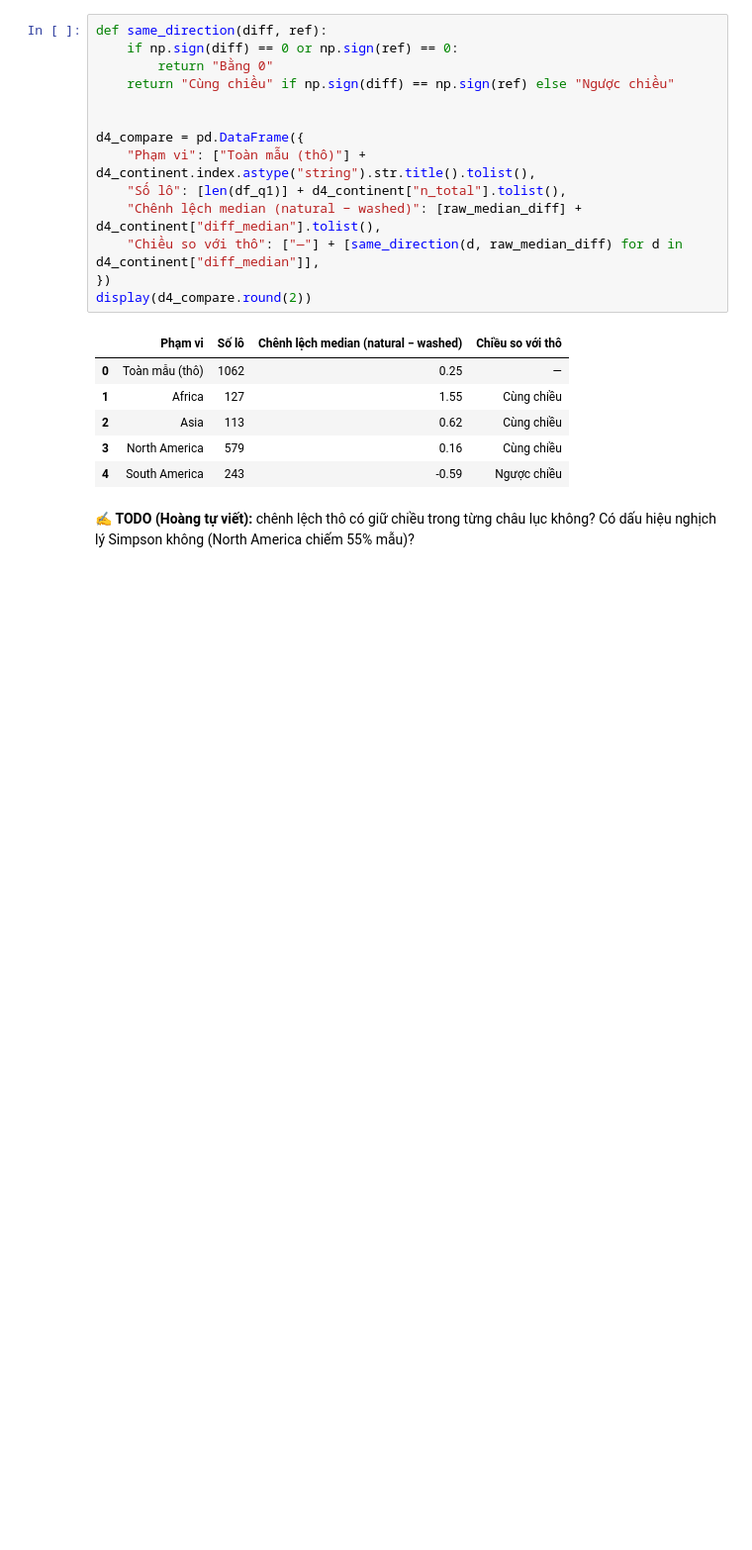
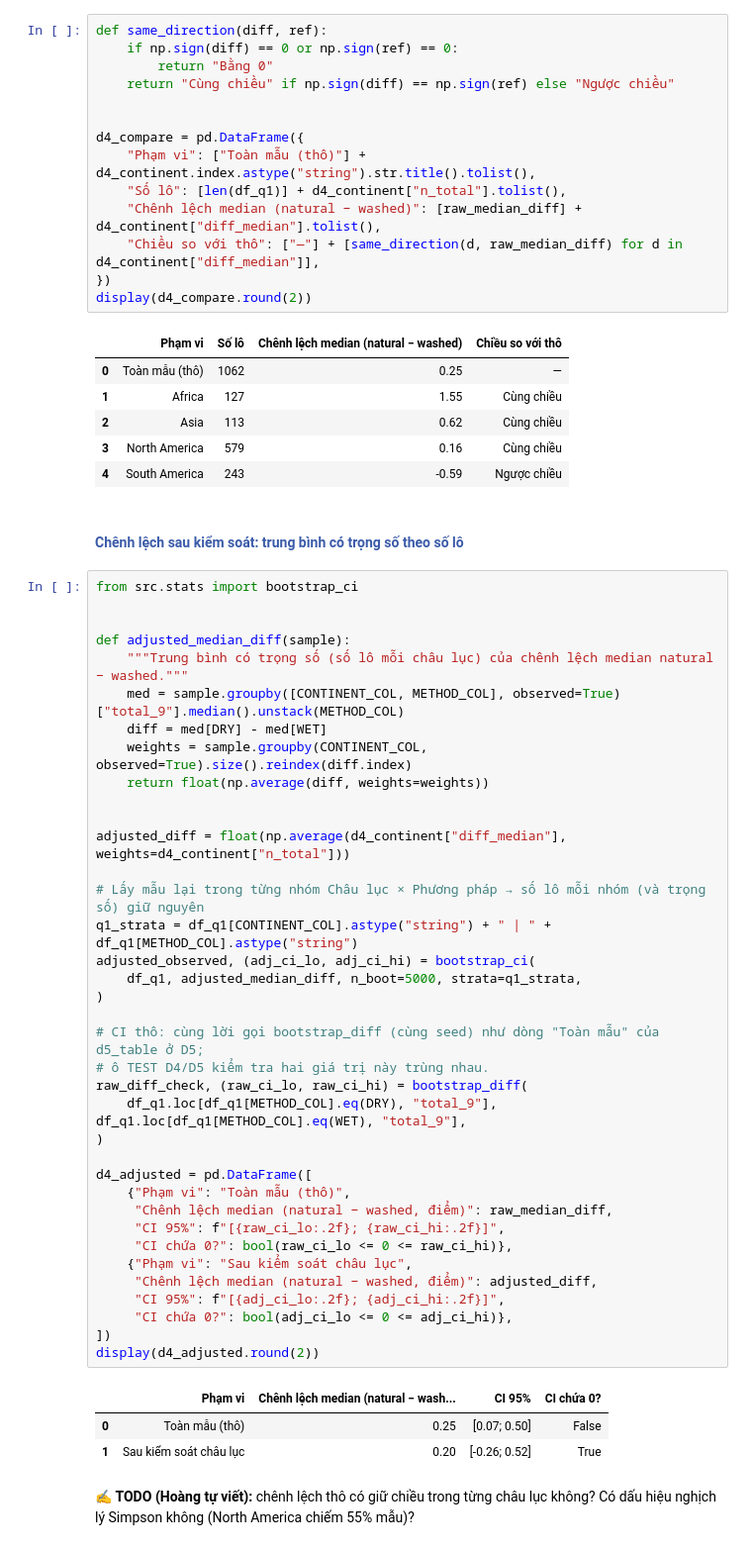
Before and after one commit to dnhoang-2006/coffee-quality, a Jupyter notebook: notebooks/02_analysis_q1.ipynb, the cells around one changed output. Shown at 99% size. Cells and saved outputs as stored; diff of their text form; blank space fills up the shorter version.

```diff
--- a/notebooks/02_analysis_q1.ipynb
+++ b/notebooks/02_analysis_q1.ipynb
@@ -394,6 +427,49 @@ display(d4_compare.round(2))
 | 2 | Asia | 113 | 0.62 | Cùng chiều |
 | 3 | North America | 579 | 0.16 | Cùng chiều |
 | 4 | South America | 243 | -0.59 | Ngược chiều |
+# %% [markdown]
+#### <span style="color:#3B5BA9">Chênh lệch sau kiểm soát: trung bình có trọng số theo số lô</span>
+# %%
+from src.stats import bootstrap_ci
+
+
+def adjusted_median_diff(sample):
+    """Trung bình có trọng số (số lô mỗi châu lục) của chênh lệch median natural − washed."""
+    med = sample.groupby([CONTINENT_COL, METHOD_COL], observed=True)["total_9"].median().unstack(METHOD_COL)
+    diff = med[DRY] - med[WET]
+    weights = sample.groupby(CONTINENT_COL, observed=True).size().reindex(diff.index)
+    return float(np.average(diff, weights=weights))
+
+
+adjusted_diff = float(np.average(d4_continent["diff_median"], weights=d4_continent["n_total"]))
+
+# Lấy mẫu lại trong từng nhóm Châu lục × Phương pháp → số lô mỗi nhóm (và trọng số) giữ nguyên
+q1_strata = df_q1[CONTINENT_COL].astype("string") + " | " + df_q1[METHOD_COL].astype("string")
+adjusted_observed, (adj_ci_lo, adj_ci_hi) = bootstrap_ci(
+    df_q1, adjusted_median_diff, n_boot=5000, strata=q1_strata,
+)
+
+# CI thô: cùng lời gọi bootstrap_diff (cùng seed) như dòng "Toàn mẫu" của d5_table ở D5;
+# ô TEST D4/D5 kiểm tra hai giá trị này trùng nhau.
+raw_diff_check, (raw_ci_lo, raw_ci_hi) = bootstrap_diff(
+    df_q1.loc[df_q1[METHOD_COL].eq(DRY), "total_9"], df_q1.loc[df_q1[METHOD_COL].eq(WET), "total_9"],
+)
+
+d4_adjusted = pd.DataFrame([
+    {"Phạm vi": "Toàn mẫu (thô)",
+     "Chênh lệch median (natural − washed, điểm)": raw_median_diff,
+     "CI 95%": f"[{raw_ci_lo:.2f}; {raw_ci_hi:.2f}]",
+     "CI chứa 0?": bool(raw_ci_lo <= 0 <= raw_ci_hi)},
+    {"Phạm vi": "Sau kiểm soát châu lục",
+     "Chênh lệch median (natural − washed, điểm)": adjusted_diff,
+     "CI 95%": f"[{adj_ci_lo:.2f}; {adj_ci_hi:.2f}]",
+     "CI chứa 0?": bool(adj_ci_lo <= 0 <= adj_ci_hi)},
+])
+display(d4_adjusted.round(2))
+# %% [output]
+|  | Phạm vi | Chênh lệch median (natural − wash... | CI 95% | CI chứa 0? |
+| 0 | Toàn mẫu (thô) | 0.25 | [0.07; 0.50] | False |
+| 1 | Sau kiểm soát châu lục | 0.20 | [-0.26; 0.52] | True |
 # %% [markdown]
 ✍️ **TODO (Hoàng tự viết):** chênh lệch thô có giữ chiều trong từng châu lục không? Có dấu hiệu nghịch lý Simpson không (North America chiếm 55% mẫu)?
 # %% [markdown]
```
Also changed, not shown: parts of 21 cells of this notebook.
